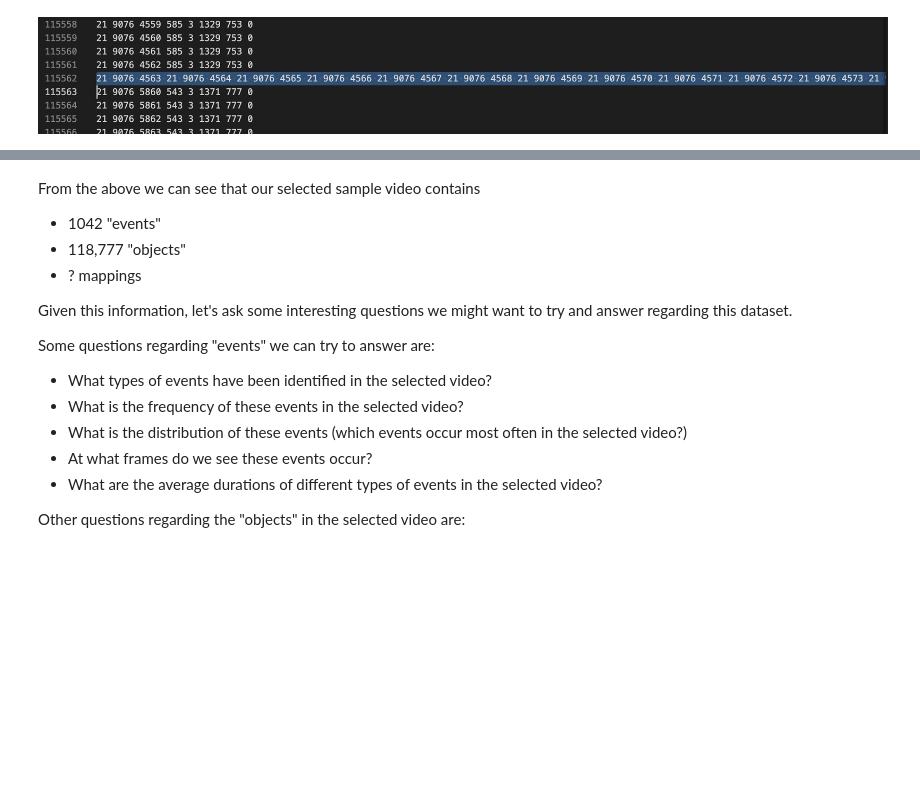
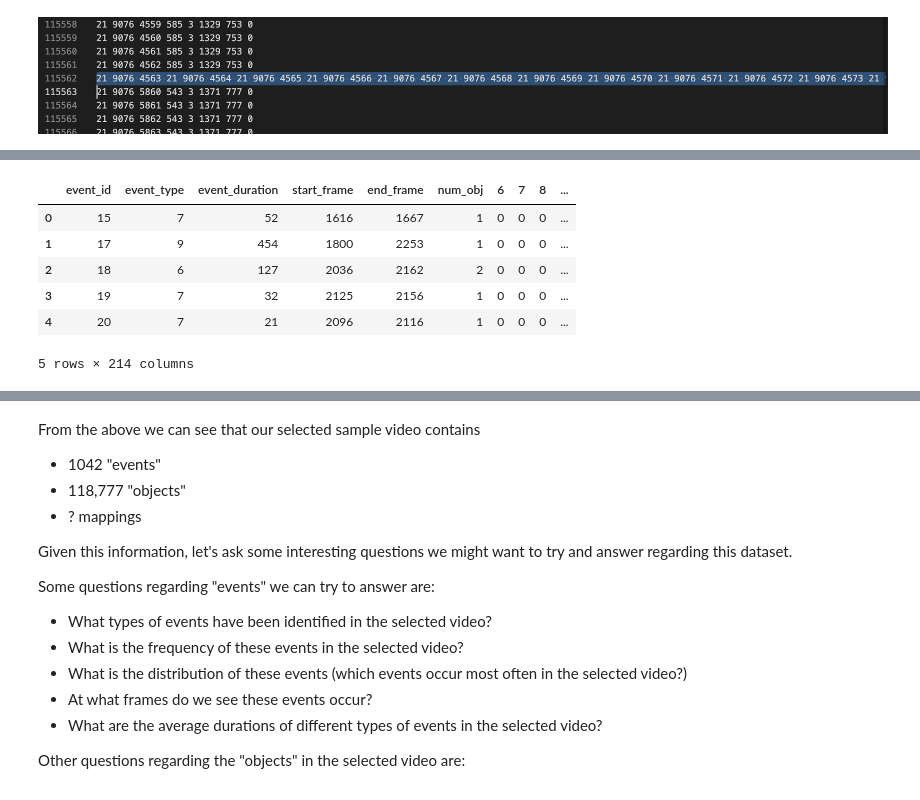
Before and after one commit to sardarchitect/ucsd_capstone, a Jupyter notebook: exploration/notebooks/20221108_VIRAT Annotation Data Exploration.ipynb, the cells around one changed output, grey strips where cells are left out. Cells and saved outputs as stored; diff of their text form; code cells hidden in the pictures; blank space fills up the shorter version.

```diff
--- a/exploration/notebooks/20221108_VIRAT Annotation Data Exploration.ipynb
+++ b/exploration/notebooks/20221108_VIRAT Annotation Data Exploration.ipynb
@@ -117,0 +315,10 @@ None
+# %%
+video_mapping.head()
+# %% [output]
+|  | event_id | event_type | event_duration | start_frame | end_frame | num_obj | 6 | 7 | 8 | ... |
+| 0 | 15 | 7 | 52 | 1616 | 1667 | 1 | 0 | 0 | 0 | ... |
+| 1 | 17 | 9 | 454 | 1800 | 2253 | 1 | 0 | 0 | 0 | ... |
+| 2 | 18 | 6 | 127 | 2036 | 2162 | 2 | 0 | 0 | 0 | ... |
+| 3 | 19 | 7 | 32 | 2125 | 2156 | 1 | 0 | 0 | 0 | ... |
+| 4 | 20 | 7 | 21 | 2096 | 2116 | 1 | 0 | 0 | 0 | ... |
+5 rows × 214 columns
```
Also changed, not shown: parts of 60 cells of this notebook, 18 other files.
